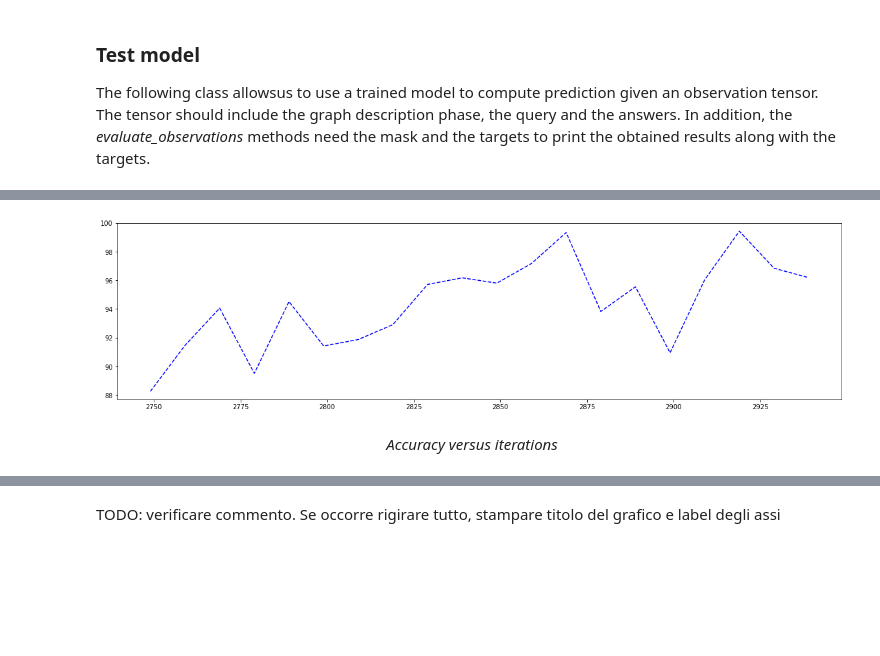
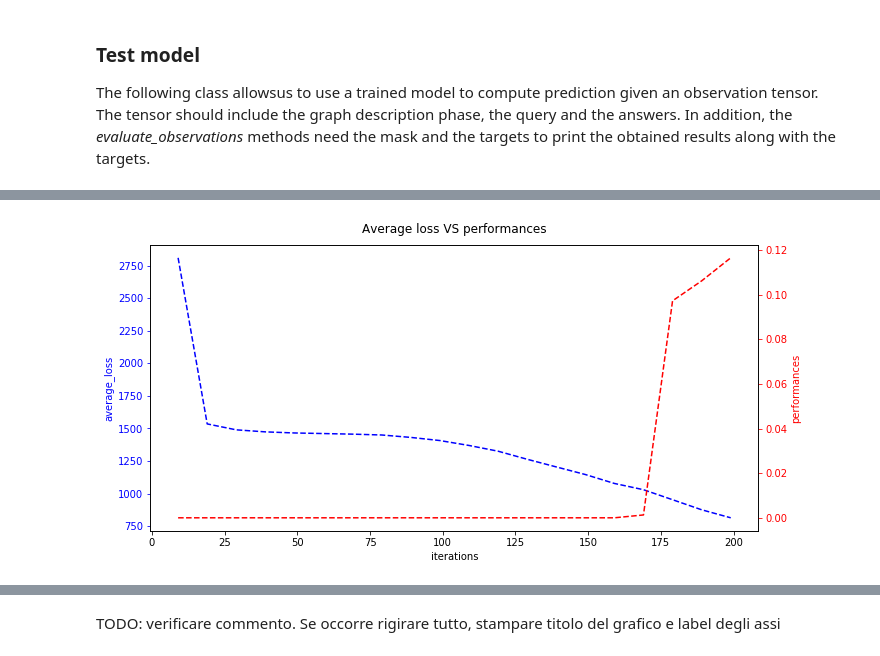
Before and after one commit to MrAngius/DNC-SemesterProject, a Jupyter notebook: Semester Project.ipynb, the cells around one changed output, grey strips where cells are left out. Saved outputs shown, nothing was run; the diff lists cells and outputs as text; code cells hidden in the pictures; blank space fills up the shorter version.

```diff
--- a/Semester Project.ipynb
+++ b/Semester Project.ipynb
@@ -1546,7 +1630,6 @@ class TrainingTraversal(object):
         batch_size = tf.cast(tf.shape(logits)[1], dtype=loss_time_batch.dtype)
         # compute the loss for the total batch
         loss = tf.reduce_sum(loss_batch) / batch_size
-
         return loss
 
     def run_model(self, input_sequence, output_size):
@@ -1665,8 +1748,7 @@ class TrainingTraversal(object):
                         output_log_test = sess.run(output_logits, feed_dict=feed)
                         performance_t = evaluate_prediction(output_log_test, test_set.masks, test_set.targets)
                         # compute different info for the validation
-                        info = ("iter: {} | avg loss: {:.5f} | perform-training: {:.3f}% \
-                        | perform-valid: {:.3f}%"
+                        info = ("iter: {} | avg loss: {:.5f} \nperform-training: {:.3f}% -- perform-valid: {:.3f}%"
                                 .format(train_iteration, total_loss / report_interval,
                                         performance * 100, performance_t * 100))
                         results["validation"].append(performance_t)
@@ -1858,8 +1929,9 @@ TODO: di cosa si tratta?
 # %%
 # perform the training
-training = TrainingTraversal(HIDDEN_SIZE, MEMORY_SIZE, WORD_SIZE, NUM_WRITE_HEADS, NUM_READ_HEADS,
+tf.reset_default_graph()
+training_trav = TrainingTraversal(HIDDEN_SIZE, MEMORY_SIZE, WORD_SIZE, NUM_WRITE_HEADS, NUM_READ_HEADS,
                              CLIP_VALUE, MODEL_OUTPUT_SIZE, MAX_GRAD_NORM, LEARN_RATE,
                              OPTIMIZER_EPSY, BATCH_SIZE)
 
-results = training.train(ds, TRAINING_ITER, REPORT_INTERVAL, CHECK_POINT_DIR, performance_thresh=0.7,
-                         checkpoint_interval=CHECK_POINT_INTERVAL, overwrite_model=False, verbosity=1)
+results_trav = training_trav.train(ds.training, TRAINING_ITER, REPORT_INTERVAL, CHECK_POINT_DIR, performance_thresh=0.7,
+                         checkpoint_interval=CHECK_POINT_INTERVAL, overwrite_model=True, verbosity=0, test_set=ds.test)
@@ -1866,12 +1958,9 @@ results = training.train(ds, TRAINING_ITER, REPORT_INTERVAL, CHECK_POINT_DIR, pe
 # %%
-iterations = np.array(results1['iterations'])
-performances = np.array(results1['performances'])
+iterations = np.array(results_trav['iterations'])
+performances = np.array(results_trav['performances'])
+validation = np.array(results_trav['validation'])
+avg_loss = np.array(results_trav['average_loss'])
-# %%
-# plot results
-plt.figure(figsize=(20,5))
-plt.plot(iterations, performances*100, 'b--')
-plt.show()
-# %% [output]
-[figure, removed]
-# %% [markdown]
-<center><i>Accuracy versus iterations</i></center>
+# %%
+plot_performances_loss(iterations, performances, avg_loss)
+# %% [output]
+[figure, added]
```
Also changed, not shown: parts of 46 cells of this notebook, 7 other files.
